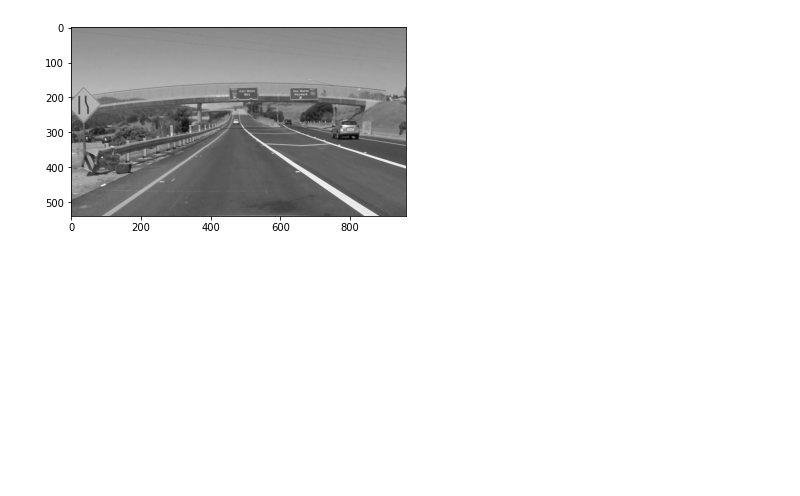
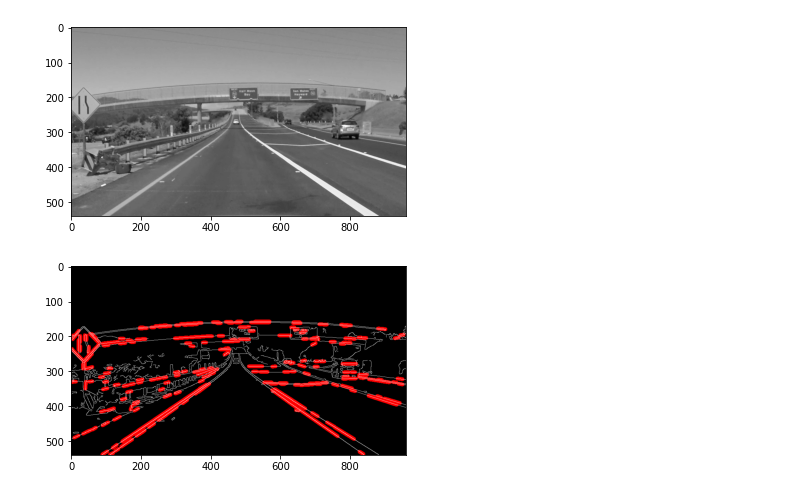
Before and after one commit to snandasena/udacity-dl, a Jupyter notebook: src/Hough_Transform_to_Find_Lane_Lines.ipynb, the cells around one changed output. Cells and saved outputs as stored; diff of their text form; code cells hidden in the pictures; blank space fills up the shorter version.

Commit message:
Added samples for hough transform

```diff
--- a/src/Hough_Transform_to_Find_Lane_Lines.ipynb
+++ b/src/Hough_Transform_to_Find_Lane_Lines.ipynb
@@ -23,3 +23,13 @@ l_threasold = 50
 h_threasold = 150
 
 masked_edges = cv2.Canny(blur_gray, l_threasold, h_threasold)
+# %%
+# define the hough transform parameters
+# make a blank the same size as our image to draw on
+rho =1
+theta = np.pi / 180
+threshold = 1
+min_line_length = 10
+max_line_gap = 1
+
+line_image = np.copy(image)*0
@@ -25,0 +44,9 @@ masked_edges = cv2.Canny(blur_gray, l_threasold, h_threasold)
+# %%
+color_edges = np.dstack((masked_edges,masked_edges,masked_edges))
+# %%
+combo = cv2.addWeighted(color_edges, 0.8, line_image, 1,0)
+# %%
+plt.imshow(combo)
+plt.show()
+# %% [output]
+[figure, added]
```
Also changed, not shown: parts of 2 cells of this notebook, 1 other file.
